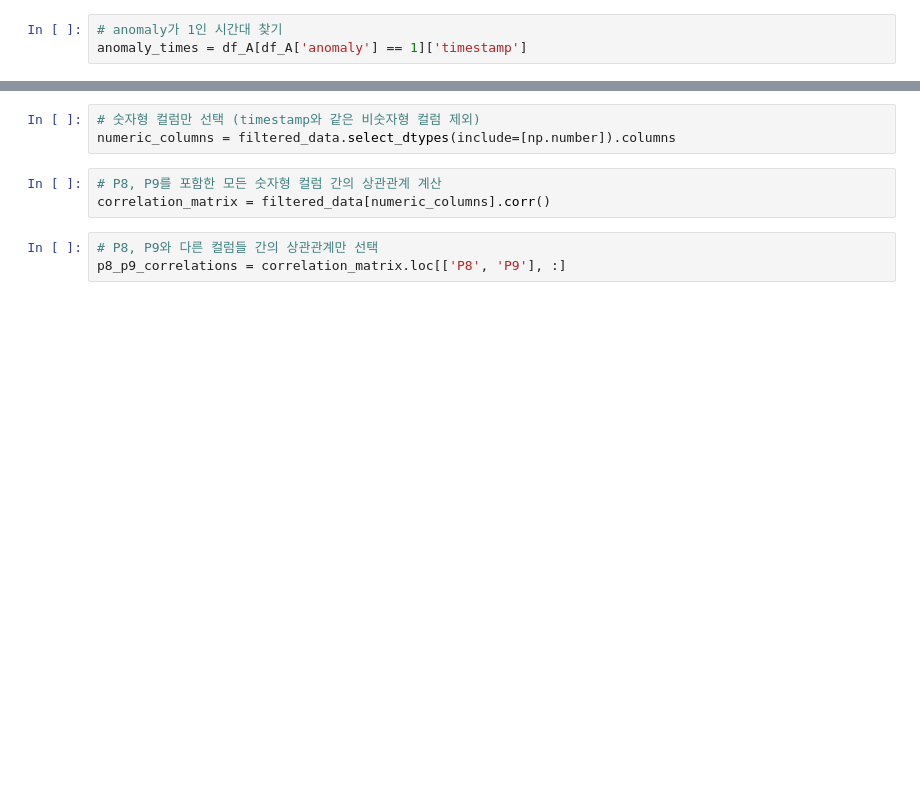
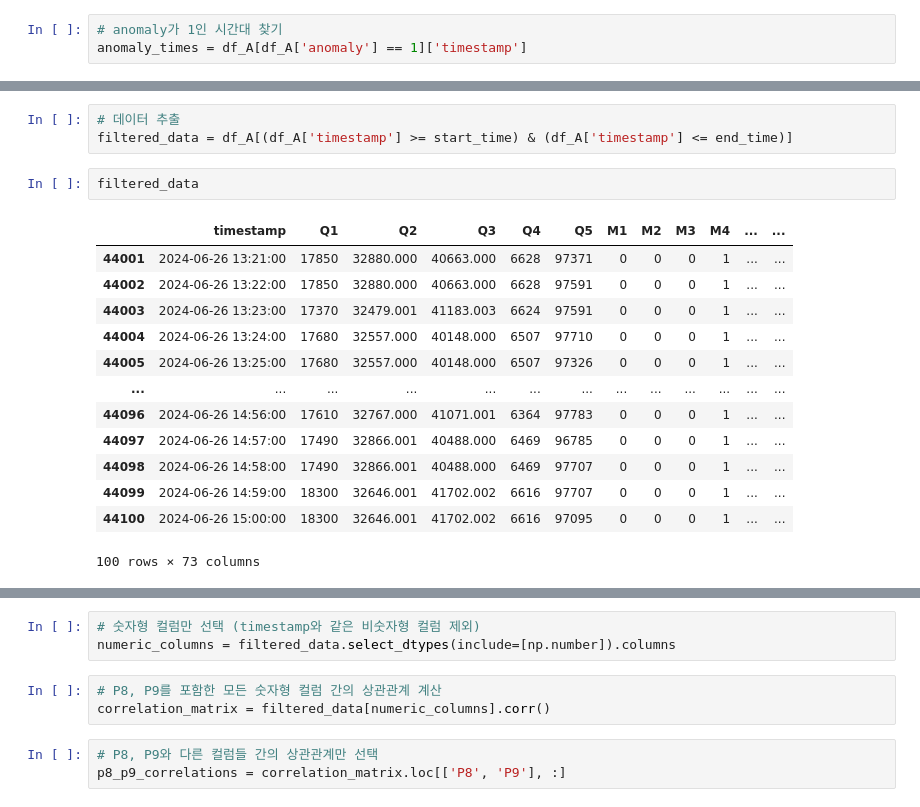
Before and after one commit to goat923/Kwater, a Jupyter notebook: TRAIN_A.ipynb, the cells around one changed output, grey strips where cells are left out. Drawn from its saved outputs; the diff is of its cells as text; blank space fills up the shorter version.

```diff
--- a/TRAIN_A.ipynb
+++ b/TRAIN_A.ipynb
@@ -340,0 +356,19 @@ filtered_data.head()
+# %%
+# 데이터 추출
+filtered_data = df_A[(df_A['timestamp'] >= start_time) & (df_A['timestamp'] <= end_time)]
+# %%
+filtered_data
+# %% [output]
+|  | timestamp | Q1 | Q2 | Q3 | Q4 | Q5 | M1 | M2 | M3 | M4 | ... | ... |
+| 44001 | 2024-06-26 13:21:00 | 17850 | 32880.000 | 40663.000 | 6628 | 97371 | 0 | 0 | 0 | 1 | ... | ... |
+| 44002 | 2024-06-26 13:22:00 | 17850 | 32880.000 | 40663.000 | 6628 | 97591 | 0 | 0 | 0 | 1 | ... | ... |
+| 44003 | 2024-06-26 13:23:00 | 17370 | 32479.001 | 41183.003 | 6624 | 97591 | 0 | 0 | 0 | 1 | ... | ... |
+| 44004 | 2024-06-26 13:24:00 | 17680 | 32557.000 | 40148.000 | 6507 | 97710 | 0 | 0 | 0 | 1 | ... | ... |
+| 44005 | 2024-06-26 13:25:00 | 17680 | 32557.000 | 40148.000 | 6507 | 97326 | 0 | 0 | 0 | 1 | ... | ... |
+| ... | ... | ... | ... | ... | ... | ... | ... | ... | ... | ... | ... | ... |
+| 44096 | 2024-06-26 14:56:00 | 17610 | 32767.000 | 41071.001 | 6364 | 97783 | 0 | 0 | 0 | 1 | ... | ... |
+| 44097 | 2024-06-26 14:57:00 | 17490 | 32866.001 | 40488.000 | 6469 | 96785 | 0 | 0 | 0 | 1 | ... | ... |
+| 44098 | 2024-06-26 14:58:00 | 17490 | 32866.001 | 40488.000 | 6469 | 97707 | 0 | 0 | 0 | 1 | ... | ... |
+| 44099 | 2024-06-26 14:59:00 | 18300 | 32646.001 | 41702.002 | 6616 | 97707 | 0 | 0 | 0 | 1 | ... | ... |
+| 44100 | 2024-06-26 15:00:00 | 18300 | 32646.001 | 41702.002 | 6616 | 97095 | 0 | 0 | 0 | 1 | ... | ... |
+100 rows × 73 columns
```
Also changed, not shown: parts of 23 cells of this notebook.
